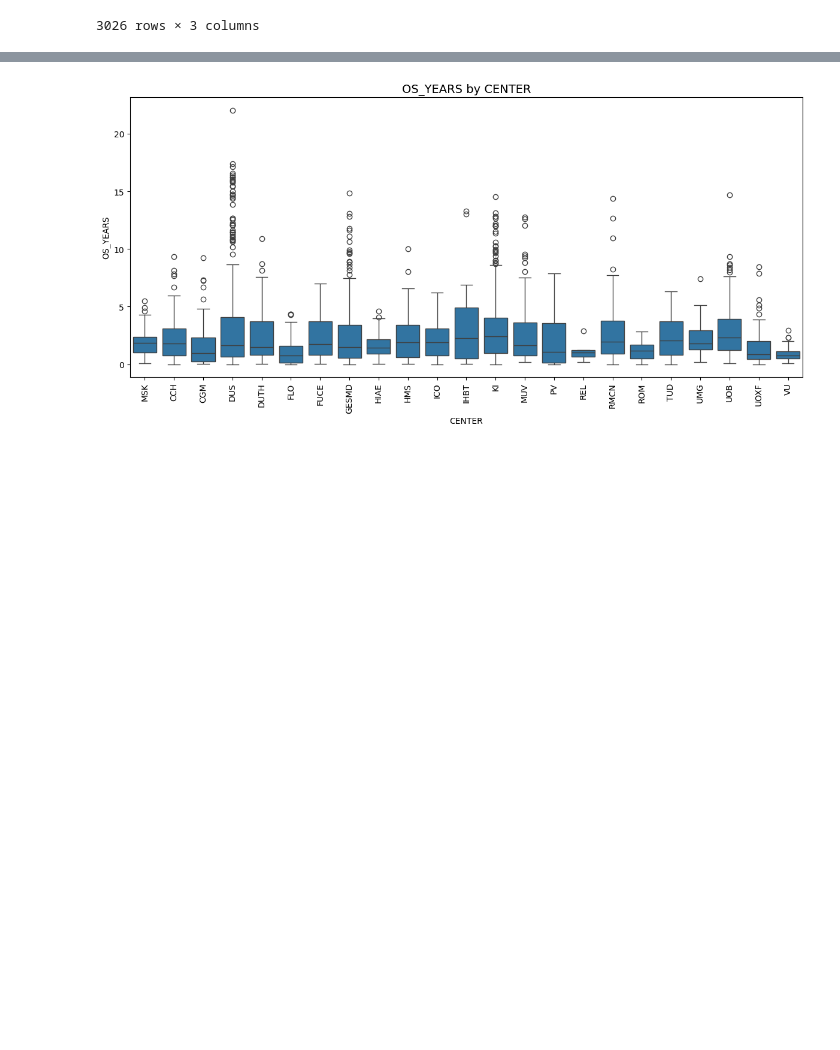
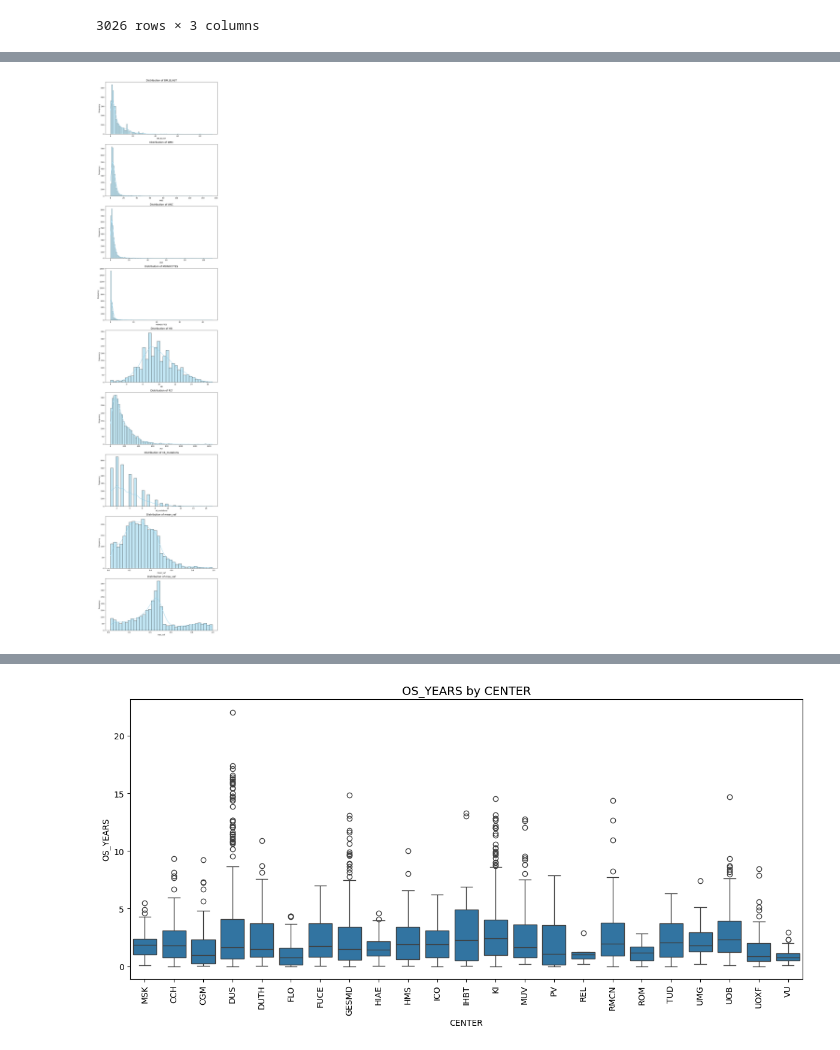
Before and after one commit to od121212/Leukemia-Survival-Rate, a Jupyter notebook: Sandbox.ipynb, the cells around one changed output, grey strips where cells are left out. Saved outputs shown, nothing was run; the diff lists cells and outputs as text; code cells hidden in the pictures; blank space fills up the shorter version.

```diff
--- a/Sandbox.ipynb
+++ b/Sandbox.ipynb
@@ -54,3 +137,3 @@ dtm = DataViewer(final_df, target_df)
 # %%
-dtm.stats_analysis()
+dtm.plot_float_distributions()
 # %% [output]
@@ -68,0 +140 @@ dtm.stats_analysis()
+[figure, added]
```
Also changed, not shown: parts of 7 cells of this notebook, 2 other files.
